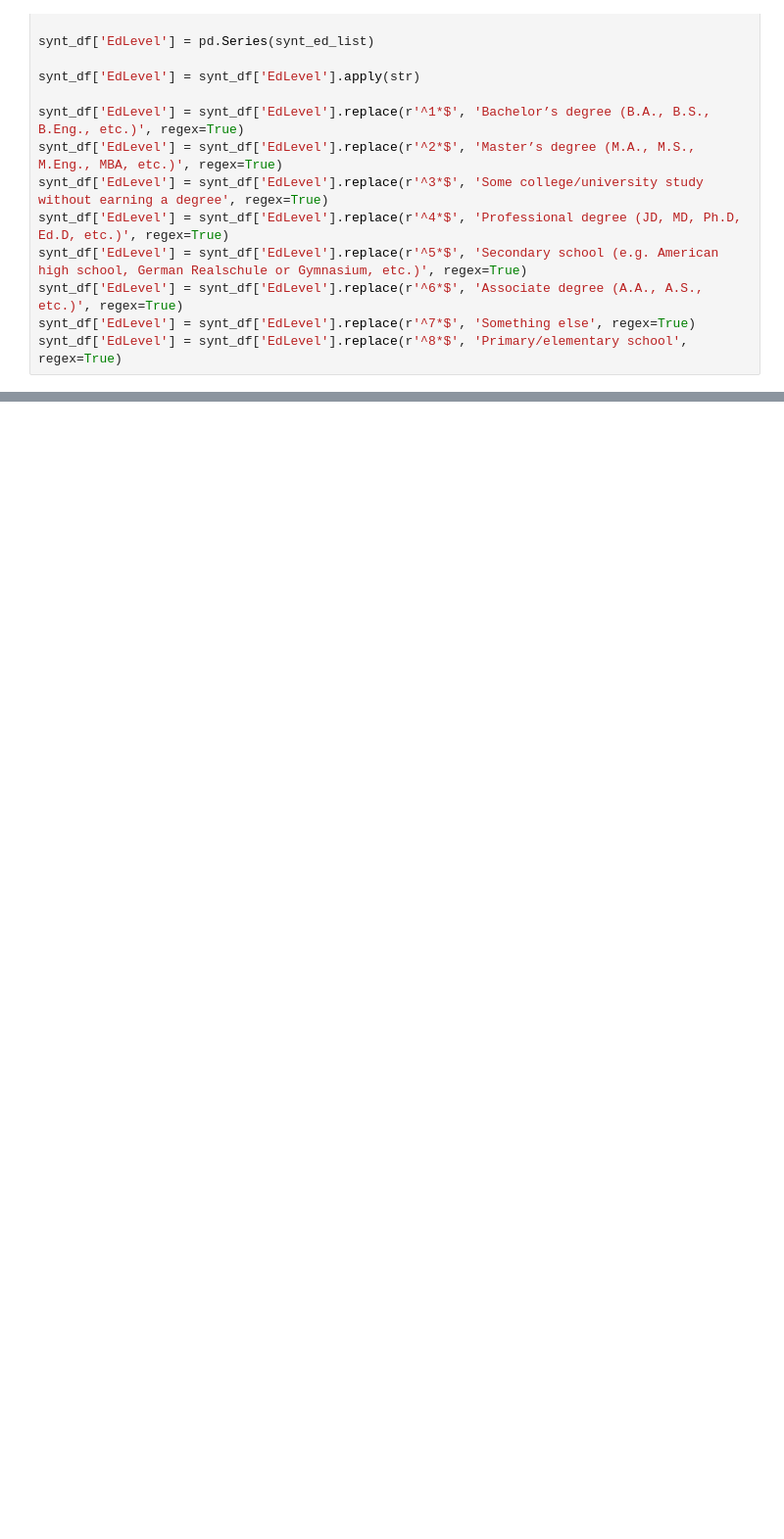
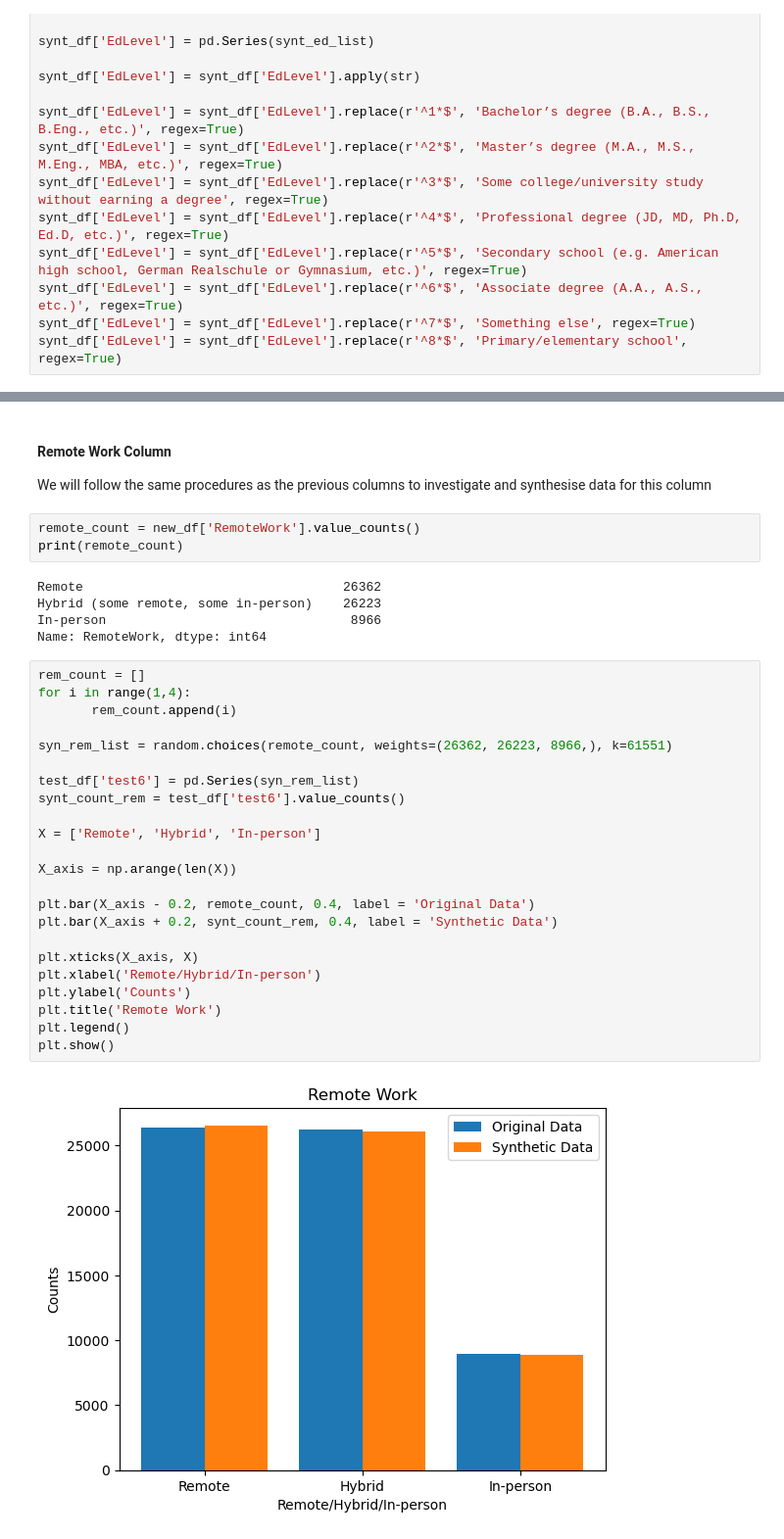
Before and after one commit to decvfox/PfDA_Project_2, a Jupyter notebook: Project_1.ipynb, the cells around one changed output, grey strips where cells are left out. Shown: that part at 98% size. Cells and saved outputs as stored; diff of their text form; blank space fills up the shorter version.

```diff
--- a/Project_1.ipynb
+++ b/Project_1.ipynb
@@ -411,0 +396,36 @@ plt.show()
+# %% [markdown]
+#### Remote Work Column
+We will follow the same procedures as the previous columns to investigate and synthesise data for this column
+# %%
+remote_count = new_df['RemoteWork'].value_counts()
+print(remote_count)
+# %% [output]
+Remote                                  26362
+Hybrid (some remote, some in-person)    26223
+In-person                                8966
+Name: RemoteWork, dtype: int64
+# %%
+rem_count = []
+for i in range(1,4):
+       rem_count.append(i)
+
+syn_rem_list = random.choices(remote_count, weights=(26362, 26223, 8966,), k=61551)
+
+test_df['test6'] = pd.Series(syn_rem_list)
+synt_count_rem = test_df['test6'].value_counts()
+
+X = ['Remote', 'Hybrid', 'In-person']
+
+X_axis = np.arange(len(X))
+
+plt.bar(X_axis - 0.2, remote_count, 0.4, label = 'Original Data')
+plt.bar(X_axis + 0.2, synt_count_rem, 0.4, label = 'Synthetic Data')
+
+plt.xticks(X_axis, X)
+plt.xlabel('Remote/Hybrid/In-person')
+plt.ylabel('Counts')
+plt.title('Remote Work')
+plt.legend()
+plt.show()
+# %% [output]
+[figure, added]
```
Also changed, not shown: parts of 18 cells of this notebook.
